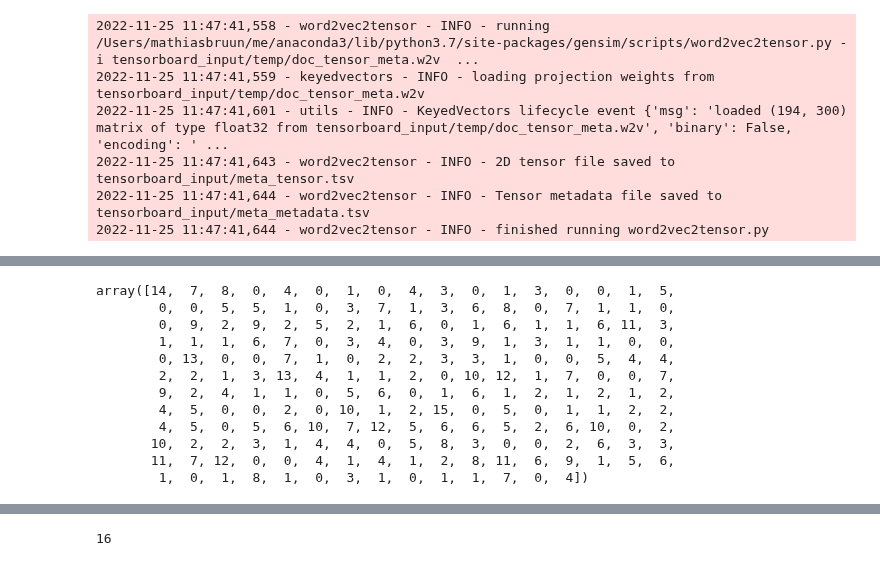
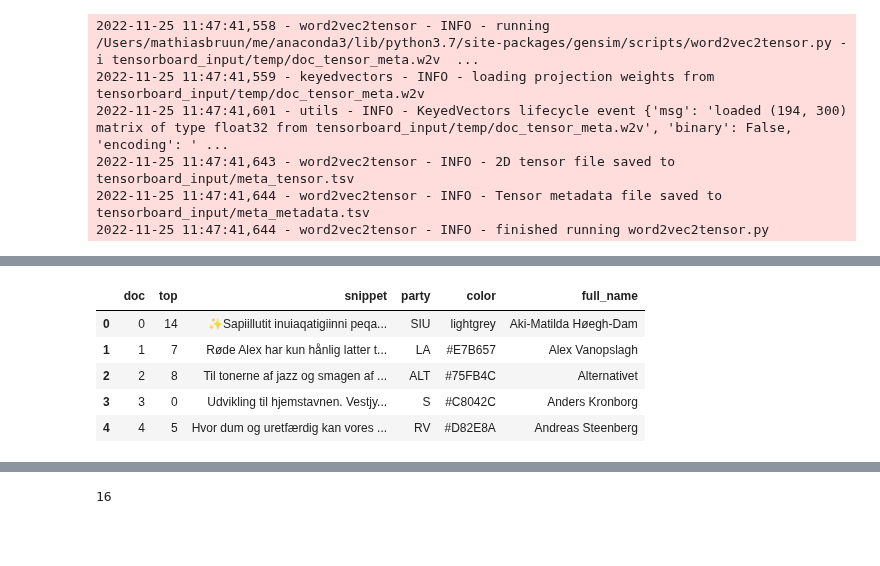
Before and after one commit to mathiasbruun/DCPA, a Jupyter notebook: politician2vec_example.ipynb, the cells around one changed output, grey strips where cells are left out. Saved outputs shown, nothing was run; the diff lists cells and outputs as text; code cells hidden in the pictures; blank space fills up the shorter version.

```diff
--- a/politician2vec_example.ipynb
+++ b/politician2vec_example.ipynb
@@ -390,3 +348,0 @@ Topic sizes before filtering (topic 16 is "Other"):
-# %%
-topic_df['snippet'] = grouped_docs['full_name']
-topic_df['party'] = topic_df['top'].map(topic_labels)
@@ -414,18 +349,3 @@ array(['SIU', 'LA', 'ALT', 'S', 'RV', 'S', 'V', 'S', 'RV', 'SF', 'S', 'V',
-# %%
-pol2vec_model.doc_top
-# %% [output]
-array([14,  7,  8,  0,  4,  0,  1,  0,  4,  3,  0,  1,  3,  0,  0,  1,  5,
-        0,  0,  5,  5,  1,  0,  3,  7,  1,  3,  6,  8,  0,  7,  1,  1,  0,
-        0,  9,  2,  9,  2,  5,  2,  1,  6,  0,  1,  6,  1,  1,  6, 11,  3,
-        1,  1,  1,  6,  7,  0,  3,  4,  0,  3,  9,  1,  3,  1,  1,  0,  0,
-        0, 13,  0,  0,  7,  1,  0,  2,  2,  3,  3,  1,  0,  0,  5,  4,  4,
-        2,  2,  1,  3, 13,  4,  1,  1,  2,  0, 10, 12,  1,  7,  0,  0,  7,
-        9,  2,  4,  1,  1,  0,  5,  6,  0,  1,  6,  1,  2,  1,  2,  1,  2,
-        4,  5,  0,  0,  2,  0, 10,  1,  2, 15,  0,  5,  0,  1,  1,  2,  2,
-        4,  5,  0,  5,  6, 10,  7, 12,  5,  6,  6,  5,  2,  6, 10,  0,  2,
-       10,  2,  2,  3,  1,  4,  4,  0,  5,  8,  3,  0,  0,  2,  6,  3,  3,
-       11,  7, 12,  0,  0,  4,  1,  4,  1,  2,  8, 11,  6,  9,  1,  5,  6,
-        1,  0,  1,  8,  1,  0,  3,  1,  0,  1,  1,  7,  0,  4])
 # %%
 import umap
 import umap.plot
@@ -456,0 +380,9 @@ cmap = topic_df[['snippet', 'color']].set_index('snippet').to_dict()
+# %%
+topic_df.head()
+# %% [output]
+|  | doc | top | snippet | party | color | full_name |
+| 0 | 0 | 14 | ✨Sapiillutit inuiaqatigiinni peqa... | SIU | lightgrey | Aki-Matilda Høegh-Dam |
+| 1 | 1 | 7 | Røde Alex har kun hånlig latter t... | LA | #E7B657 | Alex Vanopslagh |
+| 2 | 2 | 8 | Til tonerne af jazz og smagen af ... | ALT | #75FB4C | Alternativet |
+| 3 | 3 | 0 | Udvikling til hjemstavnen. Vestjy... | S | #C8042C | Anders Kronborg |
+| 4 | 4 | 5 | Hvor dum og uretfærdig kan vores ... | RV | #D82E8A | Andreas Steenberg |
```
Also changed, not shown: parts of 17 cells of this notebook.
